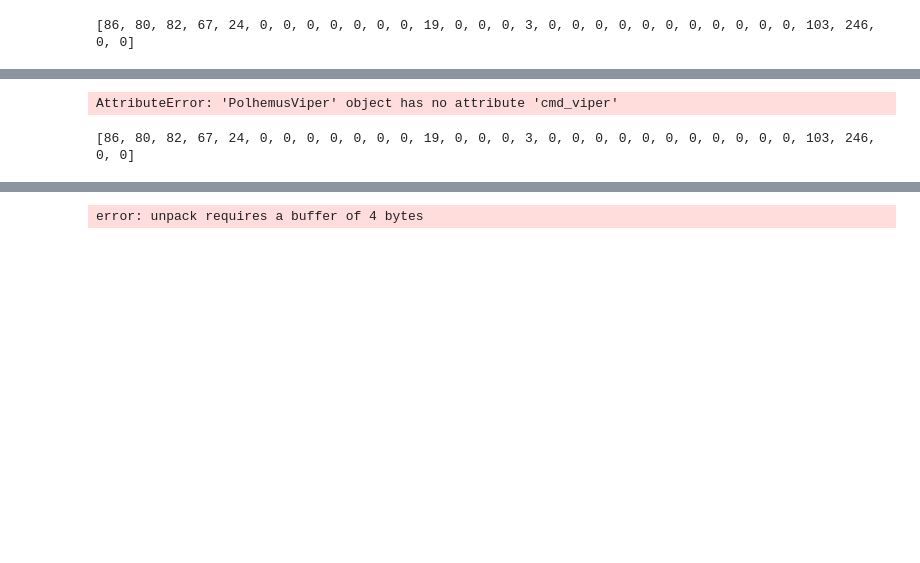
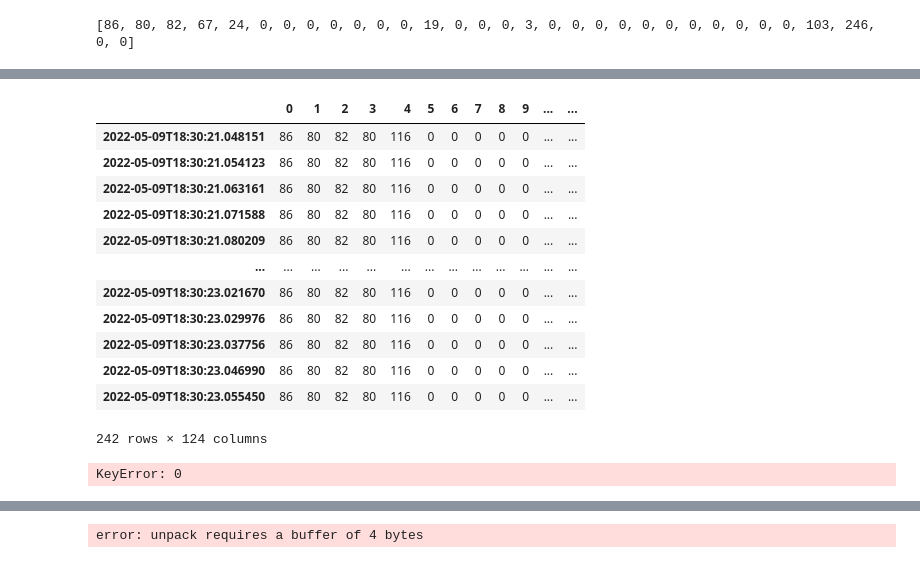
Before and after one commit to jagraterol/Pyper, a Jupyter notebook: pyper.ipynb, the cells around one changed output, grey strips where cells are left out. Cells and saved outputs as stored; diff of their text form; code cells hidden in the pictures; blank space fills up the shorter version.

```diff
--- a/pyper.ipynb
+++ b/pyper.ipynb
@@ -59,12 +61,3 @@ error: required argument is not an integer
-# %%
-
-viper.start_continuous(viper.dev, viper.endpoint, pno_mode="standard", framecount="reset")
-# %% [output]
-AttributeError: 'PolhemusViper' object has no attribute 'cmd_viper'
-# %%
-viper.stop_continuous(dev, ep)
-# %% [output]
-[86, 80, 82, 67, 24, 0, 0, 0, 0, 0, 0, 0, 19, 0, 0, 0, 3, 0, 0, 0, 0, 0, 0, 0, 0, 0, 0, 0, 103, 246, 0, 0]
 # %%
 stop_con = Event()
 pool = ThreadPool(processes=1)
@@ -76,3 +69,24 @@ time.sleep(30)
 stop_con.set()
 df = async_result.get()
 # df = Thread(target=viper.read_continuous, args=(dev, ep, stop_con), daemon=True).start()
+# %%
+df1 = pd.DataFrame.from_dict(df, orient="index")
+df1
+# %% [output]
+|  | 0 | 1 | 2 | 3 | 4 | 5 | 6 | 7 | 8 | 9 | ... | ... |
+| 2022-05-09T18:30:21.048151 | 86 | 80 | 82 | 80 | 116 | 0 | 0 | 0 | 0 | 0 | ... | ... |
+| 2022-05-09T18:30:21.054123 | 86 | 80 | 82 | 80 | 116 | 0 | 0 | 0 | 0 | 0 | ... | ... |
+| 2022-05-09T18:30:21.063161 | 86 | 80 | 82 | 80 | 116 | 0 | 0 | 0 | 0 | 0 | ... | ... |
+| 2022-05-09T18:30:21.071588 | 86 | 80 | 82 | 80 | 116 | 0 | 0 | 0 | 0 | 0 | ... | ... |
+| 2022-05-09T18:30:21.080209 | 86 | 80 | 82 | 80 | 116 | 0 | 0 | 0 | 0 | 0 | ... | ... |
+| ... | ... | ... | ... | ... | ... | ... | ... | ... | ... | ... | ... | ... |
+| 2022-05-09T18:30:23.021670 | 86 | 80 | 82 | 80 | 116 | 0 | 0 | 0 | 0 | 0 | ... | ... |
+| 2022-05-09T18:30:23.029976 | 86 | 80 | 82 | 80 | 116 | 0 | 0 | 0 | 0 | 0 | ... | ... |
+| 2022-05-09T18:30:23.037756 | 86 | 80 | 82 | 80 | 116 | 0 | 0 | 0 | 0 | 0 | ... | ... |
+| 2022-05-09T18:30:23.046990 | 86 | 80 | 82 | 80 | 116 | 0 | 0 | 0 | 0 | 0 | ... | ... |
+| 2022-05-09T18:30:23.055450 | 86 | 80 | 82 | 80 | 116 | 0 | 0 | 0 | 0 | 0 | ... | ... |
+242 rows × 124 columns
+# %%
+df.keys()
+# %% [output]
+KeyError: 0
```
Also changed, not shown: parts of 21 cells of this notebook, 3 other files.
